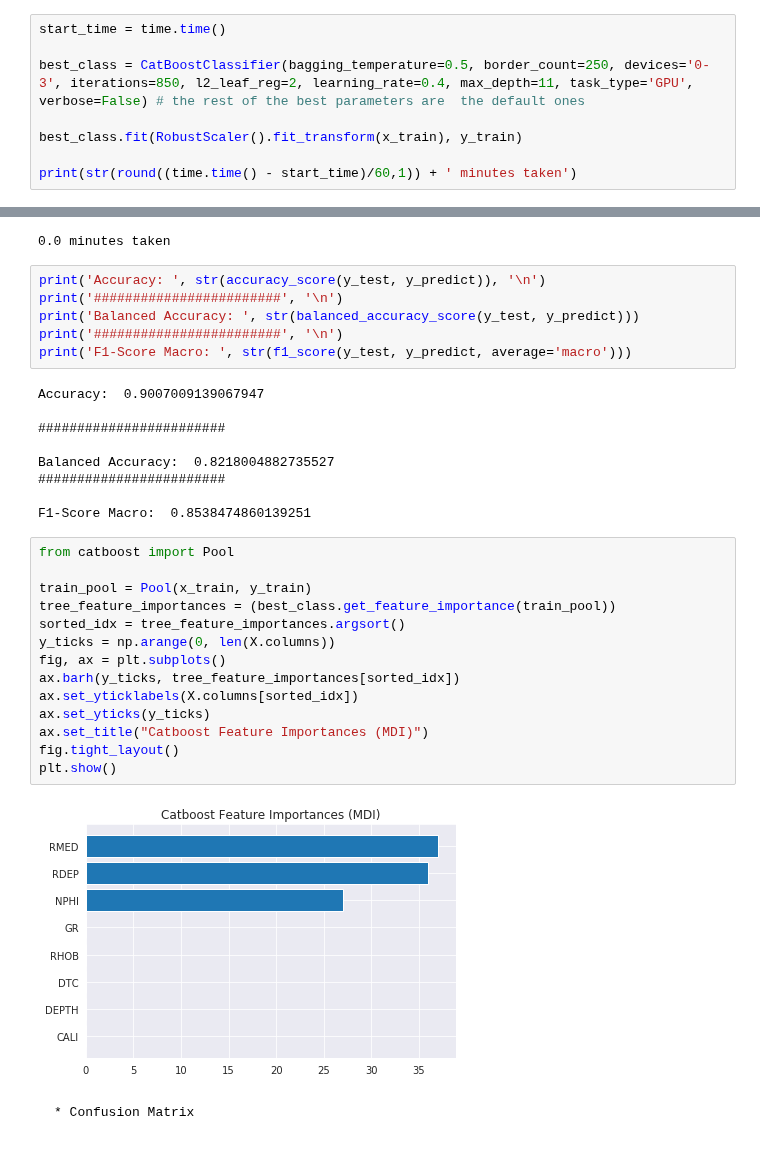
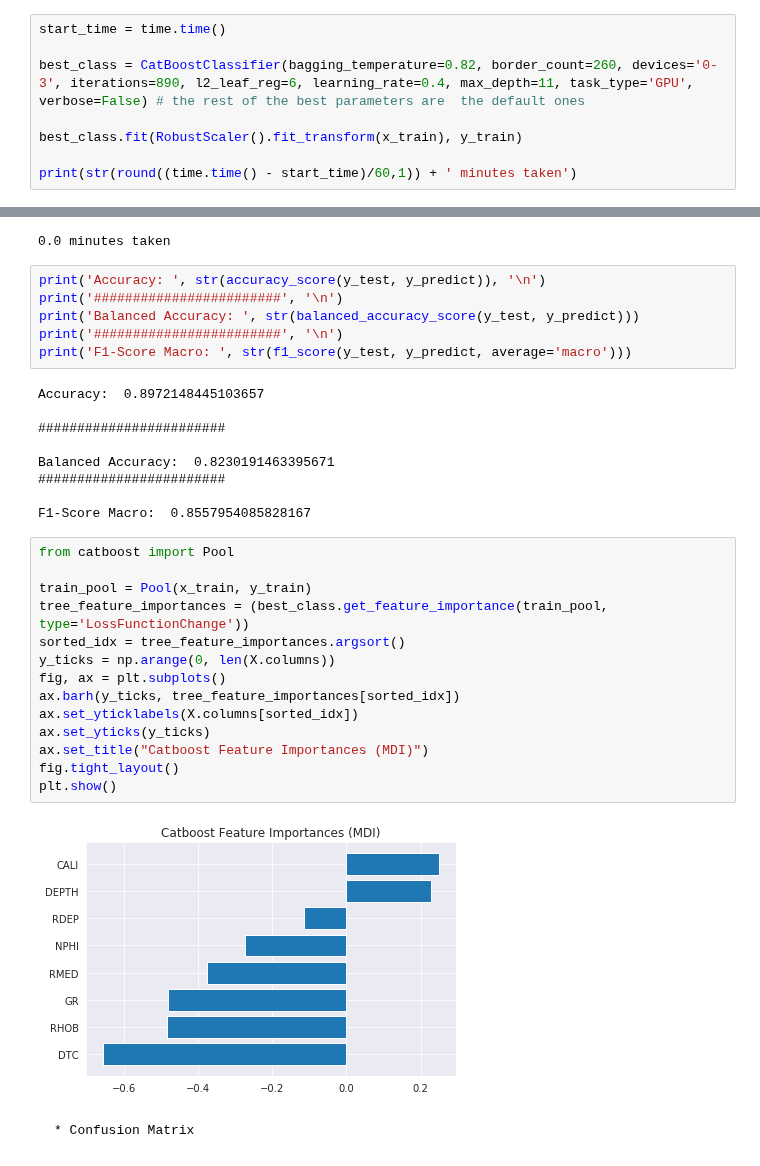
Before and after one commit to rmozart/North-Sea-Electrofacies-Clustering, a Jupyter notebook: Scripts/facies_prediction.ipynb, the cells around one changed output, grey strips where cells are left out. Drawn from its saved outputs; the diff is of its cells as text.

```diff
--- a/Scripts/facies_prediction.ipynb
+++ b/Scripts/facies_prediction.ipynb
@@ -398,7 +398,7 @@ print(str(round((time.time() - start_time)/60,1)) + ' minutes taken')
 # %%
 start_time = time.time()
 
-best_class = CatBoostClassifier(bagging_temperature=0.5, border_count=250, devices='0-3', iterations=850, l2_leaf_reg=2, learning_rate=0.4, max_depth=11, task_type='GPU', verbose=False) # the rest of the best parameters are  the default ones
+best_class = CatBoostClassifier(bagging_temperature=0.82, border_count=260, devices='0-3', iterations=890, l2_leaf_reg=6, learning_rate=0.4, max_depth=11, task_type='GPU', verbose=False) # the rest of the best parameters are  the default ones
 
 best_class.fit(RobustScaler().fit_transform(x_train), y_train)
 
@@ -422,30 +422,30 @@ print('Balanced Accuracy: ', str(balanced_accuracy_score(y_test, y_predict)))
 print('########################', '\n')
 print('F1-Score Macro: ', str(f1_score(y_test, y_predict, average='macro')))
 # %% [output]
-Accuracy:  0.9007009139067947
+Accuracy:  0.8972148445103657
 
 ########################
 
-Balanced Accuracy:  0.8218004882735527
+Balanced Accuracy:  0.8230191463395671
 ########################
 
-F1-Score Macro:  0.8538474860139251
+F1-Score Macro:  0.8557954085828167
 # %%
 from catboost import Pool
 
 train_pool = Pool(x_train, y_train)
-tree_feature_importances = (best_class.get_feature_importance(train_pool))
+tree_feature_importances = (best_class.get_feature_importance(train_pool, type='LossFunctionChange'))
 sorted_idx = tree_feature_importances.argsort()
 y_ticks = np.arange(0, len(X.columns))
 fig, ax = plt.subplots()
 ax.barh(y_ticks, tree_feature_importances[sorted_idx])
 ax.set_yticklabels(X.columns[sorted_idx])
 ax.set_yticks(y_ticks)
 ax.set_title("Catboost Feature Importances (MDI)")
 fig.tight_layout()
 plt.show()
 # %% [output]
-[figure, old version]
+[figure, new version]
 # %% [markdown]
     * Confusion Matrix
 # %%
```
Also changed, not shown: parts of 8 cells of this notebook.
